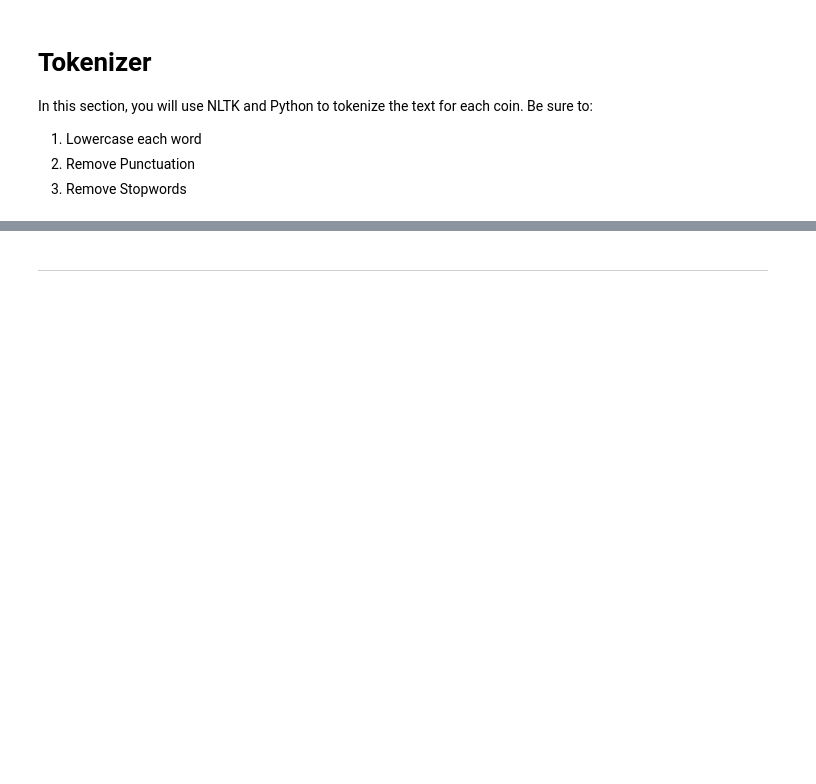
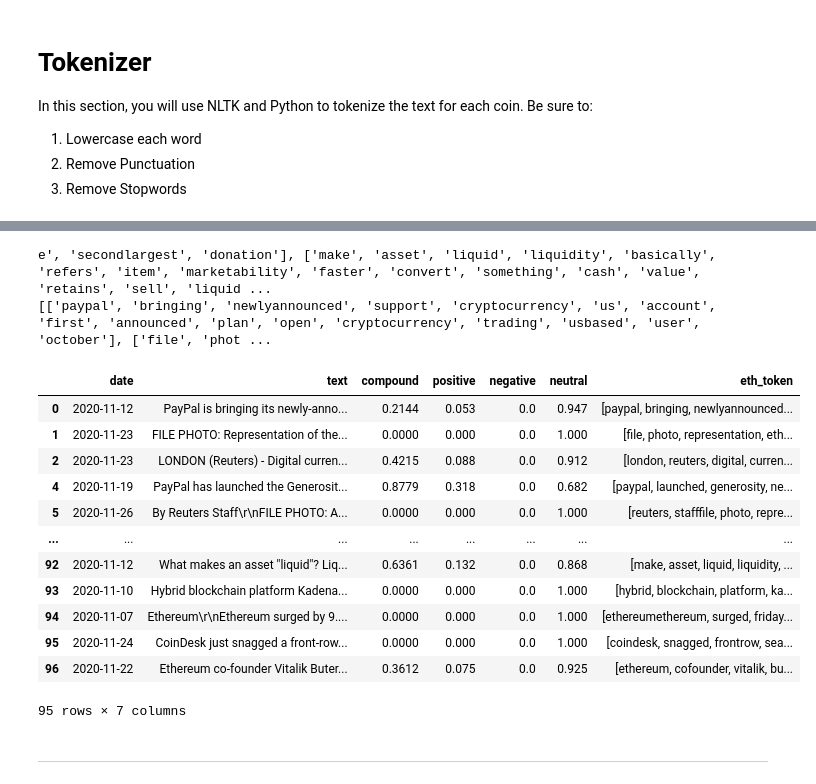
Before and after one commit to dbogatic/sentiment-analysis-NLP, a Jupyter notebook: crypto_sentiment.ipynb, the cells around one changed output, grey strips where cells are left out. Saved outputs shown, nothing was run; the diff lists cells and outputs as text; code cells hidden in the pictures; blank space fills up the shorter version.

```diff
--- a/crypto_sentiment.ipynb
+++ b/crypto_sentiment.ipynb
@@ -236,0 +240,3 @@ Name: text, Length: 98, dtype: string
+# %%
+eth_text_df = eth_df['text'].astype('string')
+eth_text_df
@@ -289,6 +336,31 @@ tokenizer(text[0])
+# %%
+eth_tokens = []
+for row in eth_text_df:
+    token = tokenizer(row)
+    eth_tokens.append(token)
+
+    print(eth_tokens)
+# %% [output]
+e', 'secondlargest', 'donation'], ['make', 'asset', 'liquid', 'liquidity', 'basically', 'refers', 'item', 'marketability', 'faster', 'convert', 'something', 'cash', 'value', 'retains', 'sell', 'liquid ...
+[['paypal', 'bringing', 'newlyannounced', 'support', 'cryptocurrency', 'us', 'account', 'first', 'announced', 'plan', 'open', 'cryptocurrency', 'trading', 'usbased', 'user', 'october'], ['file', 'phot ...
 # %%
 # Create a new tokens column for ethereum
-# YOUR CODE HERE!
+eth_df['eth_token'] = eth_tokens
+eth_df
+# %% [output]
+|  | date | text | compound | positive | negative | neutral | eth_token |
+| 0 | 2020-11-12 | PayPal is bringing its newly-anno... | 0.2144 | 0.053 | 0.0 | 0.947 | [paypal, bringing, newlyannounced... |
+| 1 | 2020-11-23 | FILE PHOTO: Representation of the... | 0.0000 | 0.000 | 0.0 | 1.000 | [file, photo, representation, eth... |
+| 2 | 2020-11-23 | LONDON (Reuters) - Digital curren... | 0.4215 | 0.088 | 0.0 | 0.912 | [london, reuters, digital, curren... |
+| 4 | 2020-11-19 | PayPal has launched the Generosit... | 0.8779 | 0.318 | 0.0 | 0.682 | [paypal, launched, generosity, ne... |
+| 5 | 2020-11-26 | By Reuters Staff\r\nFILE PHOTO: A... | 0.0000 | 0.000 | 0.0 | 1.000 | [reuters, stafffile, photo, repre... |
+| ... | ... | ... | ... | ... | ... | ... | ... |
+| 92 | 2020-11-12 | What makes an asset "liquid"? Liq... | 0.6361 | 0.132 | 0.0 | 0.868 | [make, asset, liquid, liquidity, ... |
+| 93 | 2020-11-10 | Hybrid blockchain platform Kadena... | 0.0000 | 0.000 | 0.0 | 1.000 | [hybrid, blockchain, platform, ka... |
+| 94 | 2020-11-07 | Ethereum\r\nEthereum surged by 9.... | 0.0000 | 0.000 | 0.0 | 1.000 | [ethereumethereum, surged, friday... |
+| 95 | 2020-11-24 | CoinDesk just snagged a front-row... | 0.0000 | 0.000 | 0.0 | 1.000 | [coindesk, snagged, frontrow, sea... |
+| 96 | 2020-11-22 | Ethereum co-founder Vitalik Buter... | 0.3612 | 0.075 | 0.0 | 0.925 | [ethereum, cofounder, vitalik, bu... |
+95 rows × 7 columns
 # %% [markdown]
 ---
 # %% [markdown]
```
Also changed, not shown: parts of 20 cells of this notebook.
